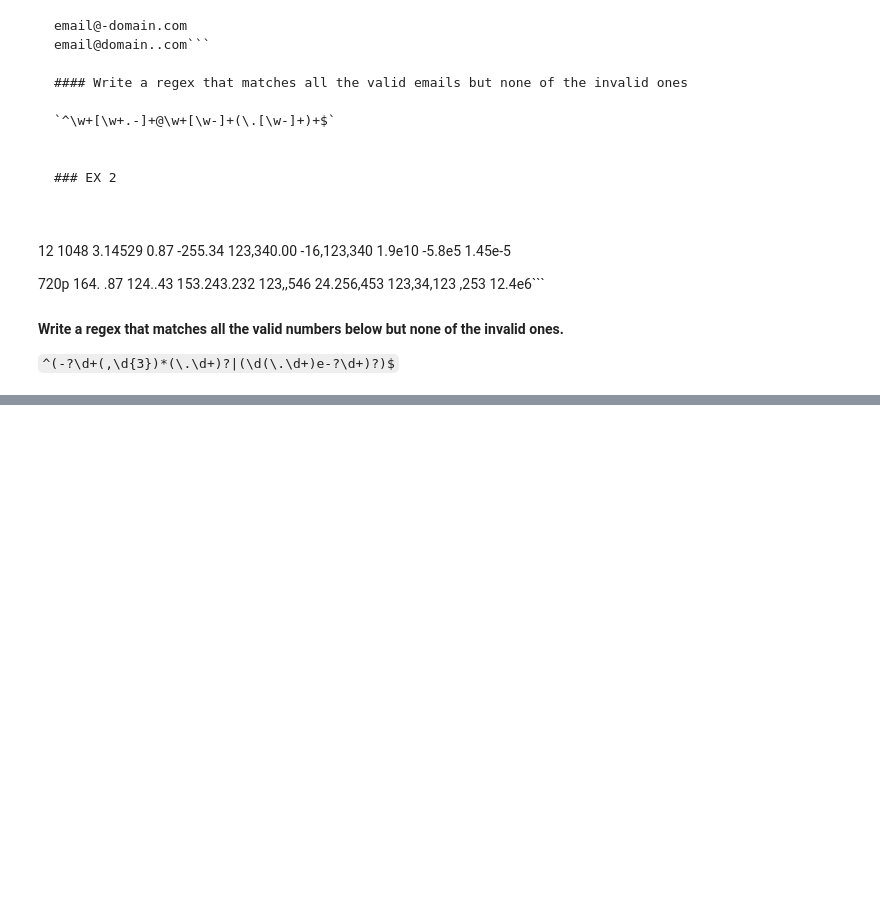
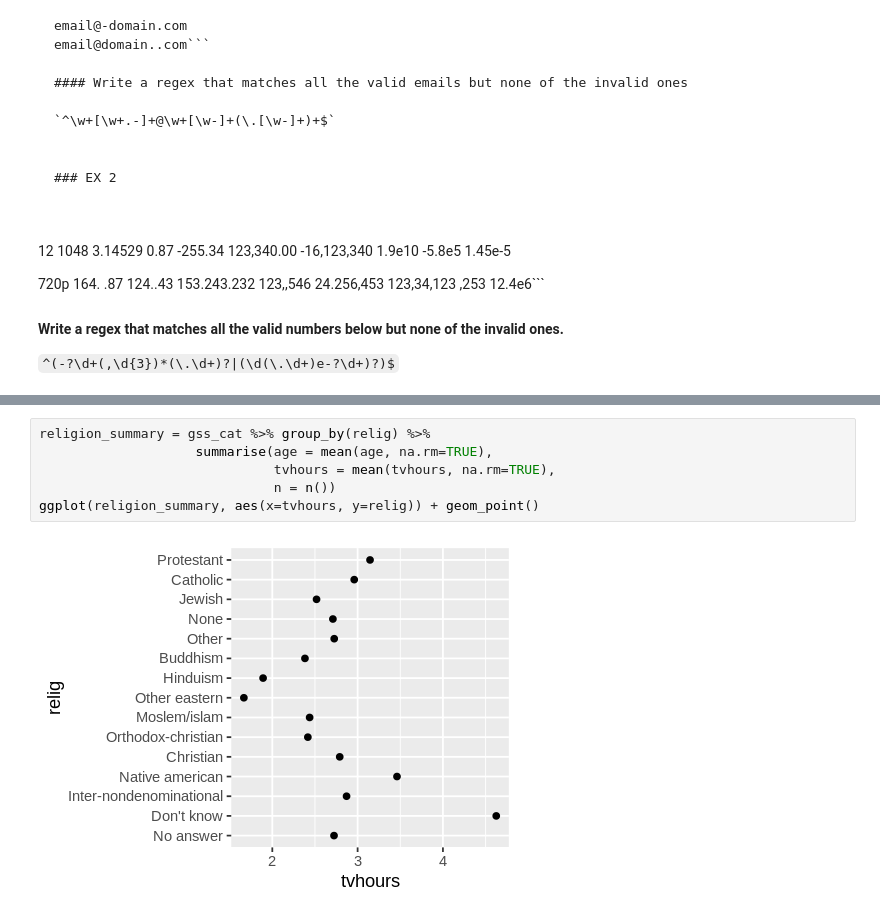
Before and after one commit to enesdilber/stats306_labs, a Jupyter notebook: lab7/lab7.ipynb, the cells around one changed output, grey strips where cells are left out. Cells and saved outputs as stored; diff of their text form; blank space fills up the shorter version.

```diff
--- a/lab7/lab7.ipynb
+++ b/lab7/lab7.ipynb
@@ -416,0 +479,8 @@
+# %%
+religion_summary = gss_cat %>% group_by(relig) %>%
+                    summarise(age = mean(age, na.rm=TRUE),
+                              tvhours = mean(tvhours, na.rm=TRUE),
+                              n = n())
+ggplot(religion_summary, aes(x=tvhours, y=relig)) + geom_point()
+# %% [output]
+[figure, added]
```
Also changed, not shown: parts of 16 cells of this notebook.
